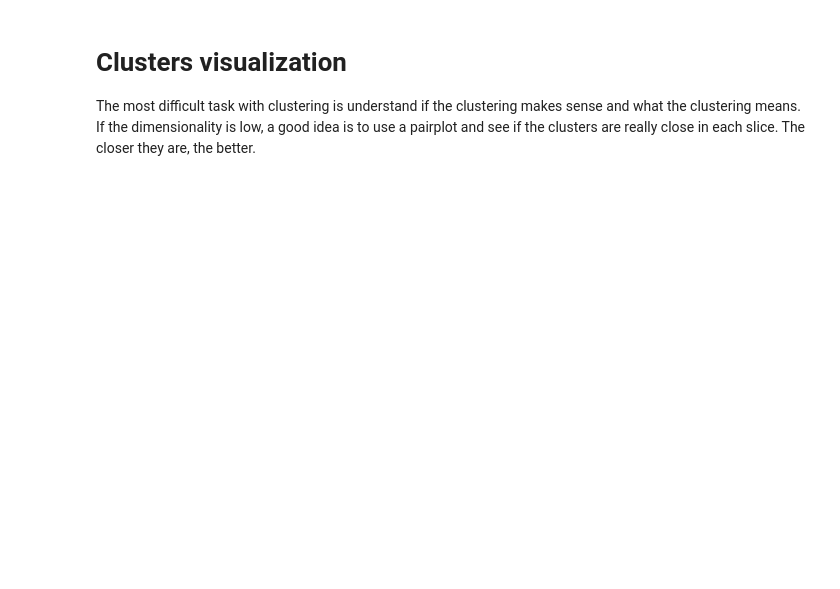
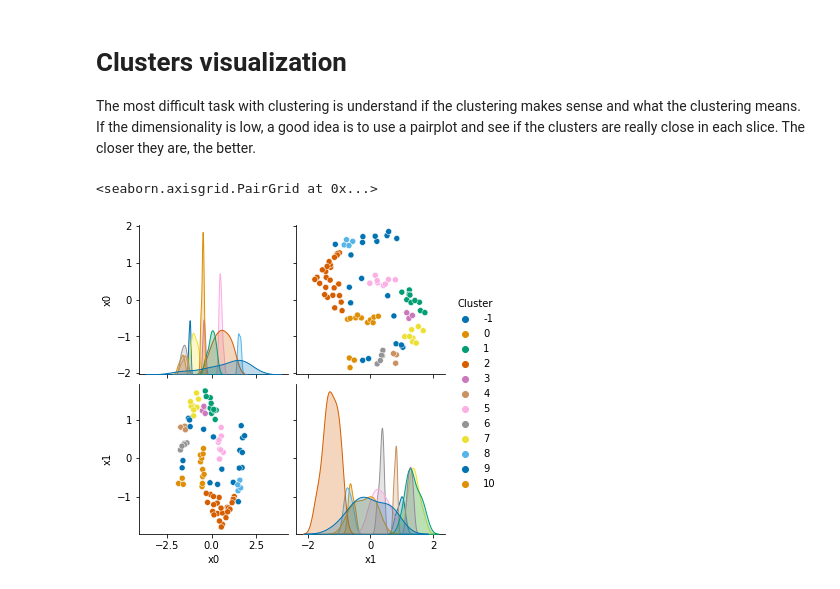
Before and after one commit to Bhik95/data-mining-exercises, a Jupyter notebook: solutions/Lab6 DBSCAN_sol.ipynb, the cells around one changed output. Drawn from its saved outputs; the diff is of its cells as text; code cells hidden in the pictures; blank space fills up the shorter version.

```diff
--- a/solutions/Lab6 DBSCAN_sol.ipynb
+++ b/solutions/Lab6 DBSCAN_sol.ipynb
@@ -53,0 +68,5 @@ As you can see, K-Means is not an appropriate clustering algorithm for this kind
+# %%
+# Let's go back to the original data:
+data = data.drop('KMeansClusters', axis=1)
+data = data.drop('DBSCANClusters', axis=1)
+data.head()
@@ -142,2 +147,4 @@ new_data, new_centroids = k_means_clustering(data.head(50))
+# %%
+new_data = DBSCAN(data, 0.25, 3)
 # %%
 new_data
@@ -146,6 +165,11 @@ new_centroids
+# %%
+n_clusters = len(new_data['Cluster'].unique())
 # %% [markdown]
 # Clusters visualization
 The most difficult task with clustering is understand if the clustering makes sense and what the clustering means. If the dimensionality is low, a good idea is to use a pairplot and see if the clusters are really close in each slice. The closer they are, the better.
 # %%
 # When plotting, choose a high contrast color pallette (possibly colorblind-friendly :) )
-sns.pairplot(new_data, vars=features, hue='Centroid', palette=sns.color_palette("colorblind", K))
+sns.pairplot(new_data, vars=features, hue='Cluster', palette=sns.color_palette("colorblind", n_clusters))
+# %% [output]
+<seaborn.axisgrid.PairGrid at 0x...>
+[figure, added]
```
Also changed, not shown: parts of 17 cells of this notebook.
